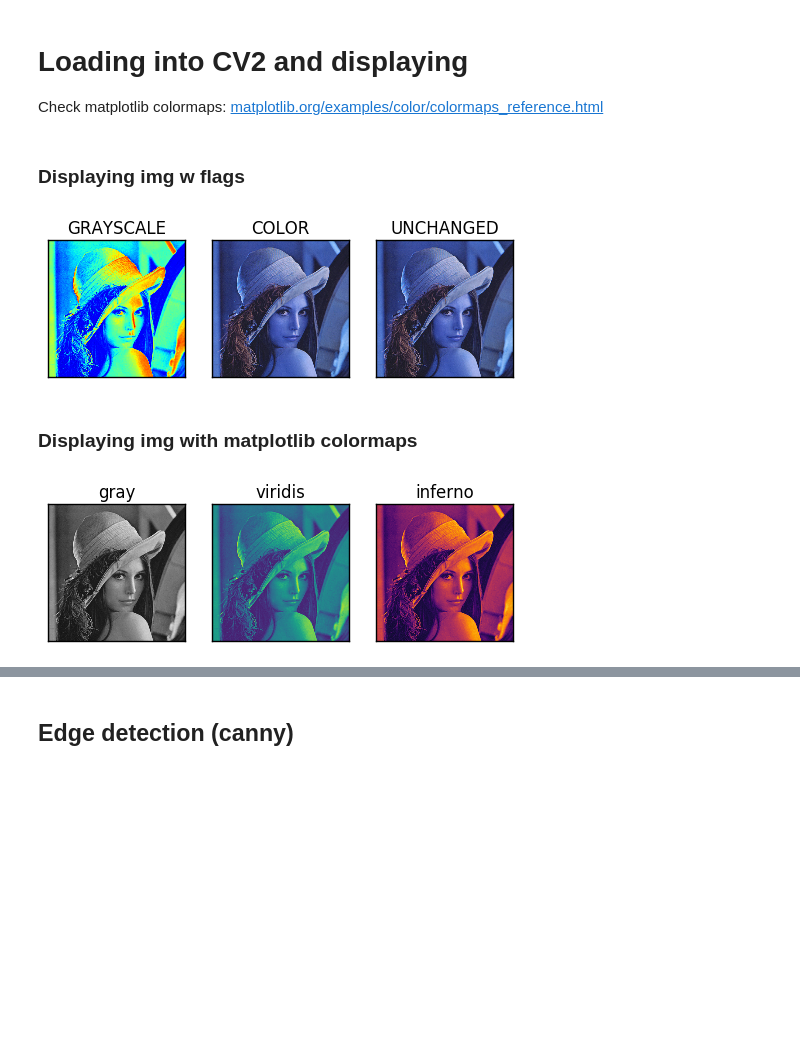
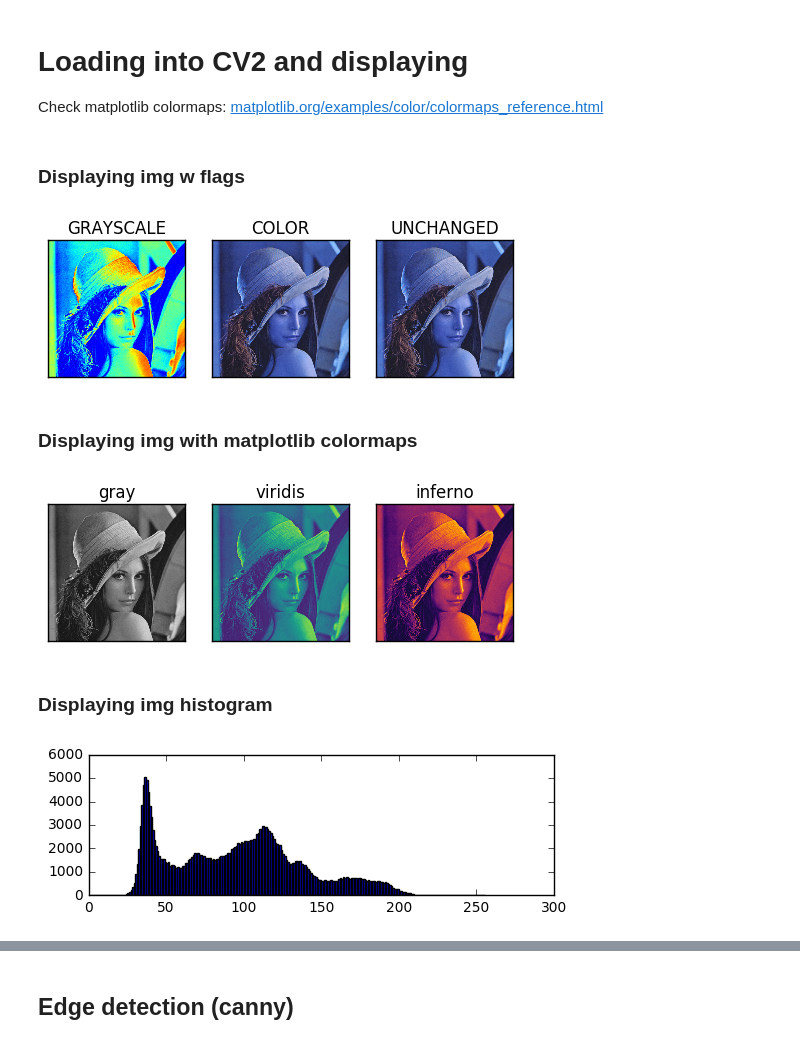
Before and after one commit to xR86/ml-stuff, a Jupyter notebook: labs-machine-learning/opencv/Intro_CV2.ipynb, the cells around one changed output, grey strips where cells are left out. Saved outputs shown, nothing was run; the diff lists cells and outputs as text; code cells hidden in the pictures; blank space fills up the shorter version.

```diff
--- a/labs-machine-learning/opencv/Intro_CV2.ipynb
+++ b/labs-machine-learning/opencv/Intro_CV2.ipynb
@@ -34,28 +34,33 @@ Check matplotlib colormaps: [matplotlib.org/examples/color/colormaps_reference.h
 # %%
 img = cv2.imread('lena.jpg',cv2.IMREAD_GRAYSCALE) # flag = 0
 img2 = cv2.imread('lena.jpg',cv2.IMREAD_COLOR ) # flag = 1
 img3 = cv2.imread('lena.jpg',cv2.IMREAD_UNCHANGED ) # flag = -1
-
 
 display(HTML('<h3>Displaying img w flags</h3>'))
 
 plt.subplot(231),plt.imshow(img),plt.title('GRAYSCALE'),   plt.xticks([]), plt.yticks([])
 plt.subplot(232),plt.imshow(img2),plt.title('COLOR'),   plt.xticks([]), plt.yticks([])
 plt.subplot(233),plt.imshow(img3),plt.title('UNCHANGED'),   plt.xticks([]), plt.yticks([])
 plt.show()
 
 display(HTML('<h3>Displaying img with matplotlib colormaps</h3>'))
 
 plt.subplot(234),plt.imshow(img,'gray'),plt.title('gray'),   plt.xticks([]), plt.yticks([])
 plt.subplot(235),plt.imshow(img,'viridis'),plt.title('viridis'), plt.xticks([]), plt.yticks([])
 plt.subplot(236),plt.imshow(img,'inferno'),plt.title('inferno'), plt.xticks([]), plt.yticks([])
 plt.show()
 
-
 # plt.imshow(img, cmap = 'gray', interpolation = 'bicubic')
 # plt.show()
+
+display(HTML('<h3>Displaying img histogram</h3>'))
+
+plt.subplot(211).hist(img.ravel(),256,[0,256])
+plt.show()
 # %% [output]
 Displaying img w flags
 [figure]
 Displaying img with matplotlib colormaps
 [figure]
+Displaying img histogram
+[figure, added]
```
Also changed, not shown: parts of 5 cells of this notebook, 1 other file.
